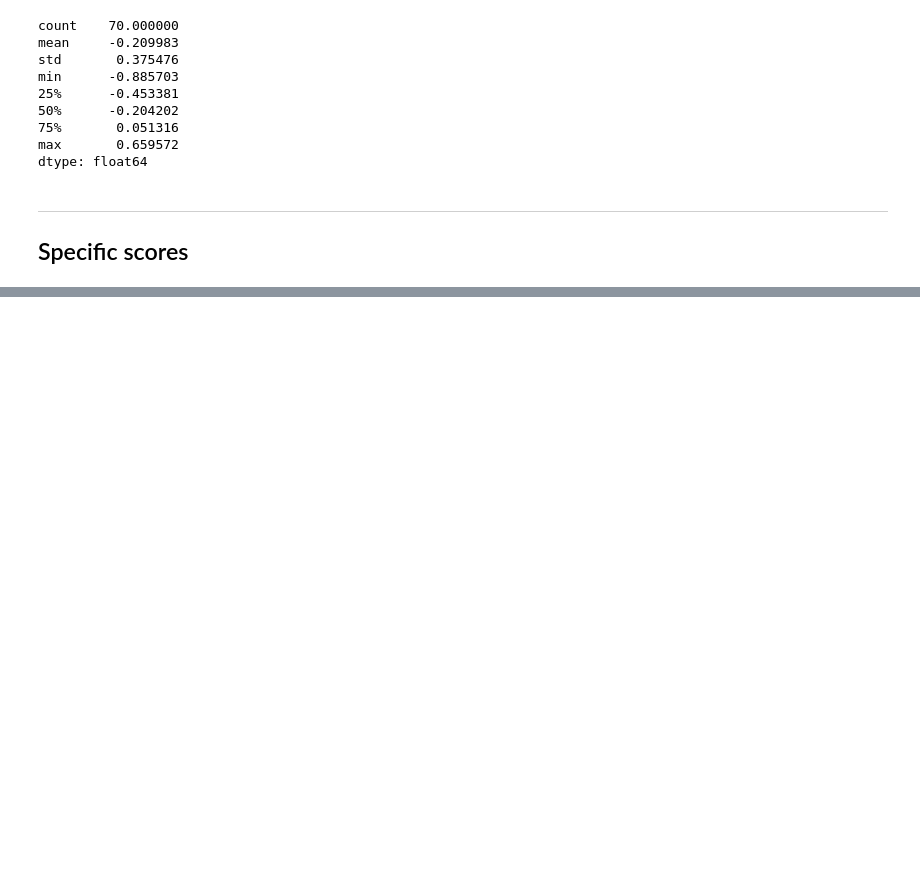
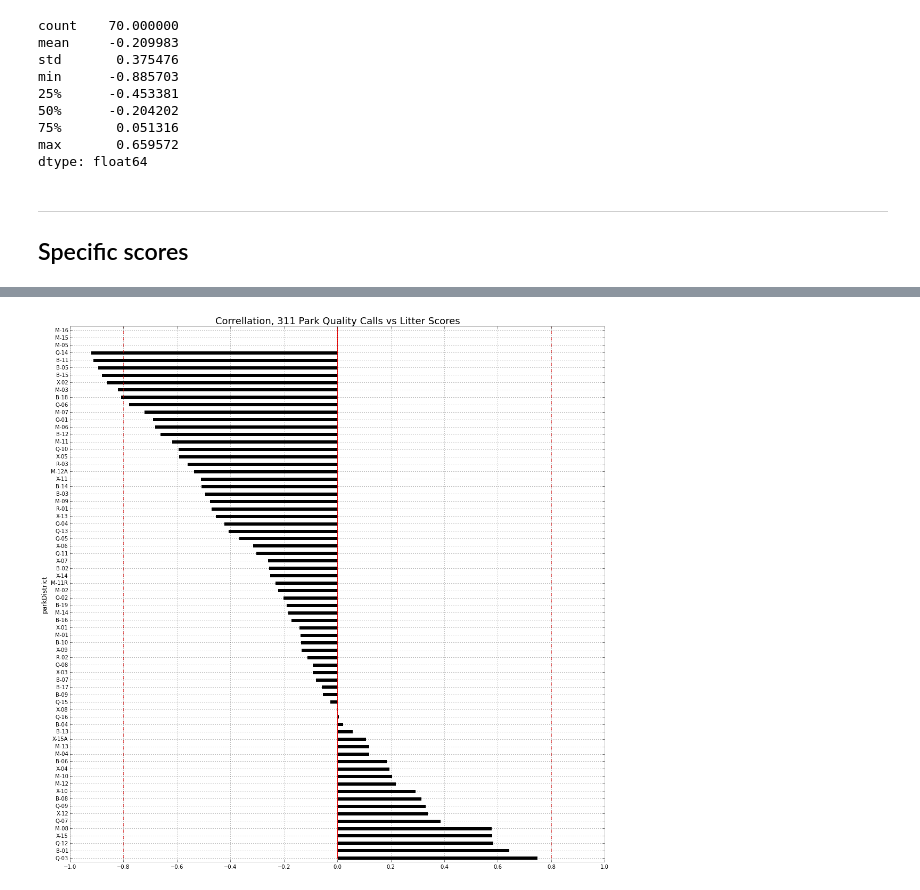
Before and after one commit to gdobler/parqa, a Jupyter notebook: 311/6_Timeseries_corellation.ipynb, the cells around one changed output, grey strips where cells are left out. Saved outputs shown, nothing was run; the diff lists cells and outputs as text; code cells hidden in the pictures; blank space fills up the shorter version.

```diff
--- a/311/6_Timeseries_corellation.ipynb
+++ b/311/6_Timeseries_corellation.ipynb
@@ -205,0 +240,3 @@ dtype: float64
+# %%
+corrLL = callsLitter_n.corrwith(pipLitter, axis=1)
+corrLL.describe()
@@ -205,0 +253,4 @@ dtype: float64
+# %%
+plotCorr(corrLL, title='Correllation, 311 Park Quality Calls vs Litter Scores' )
+# %% [output]
+[figure, added]
```
Also changed, not shown: parts of 8 cells of this notebook.
